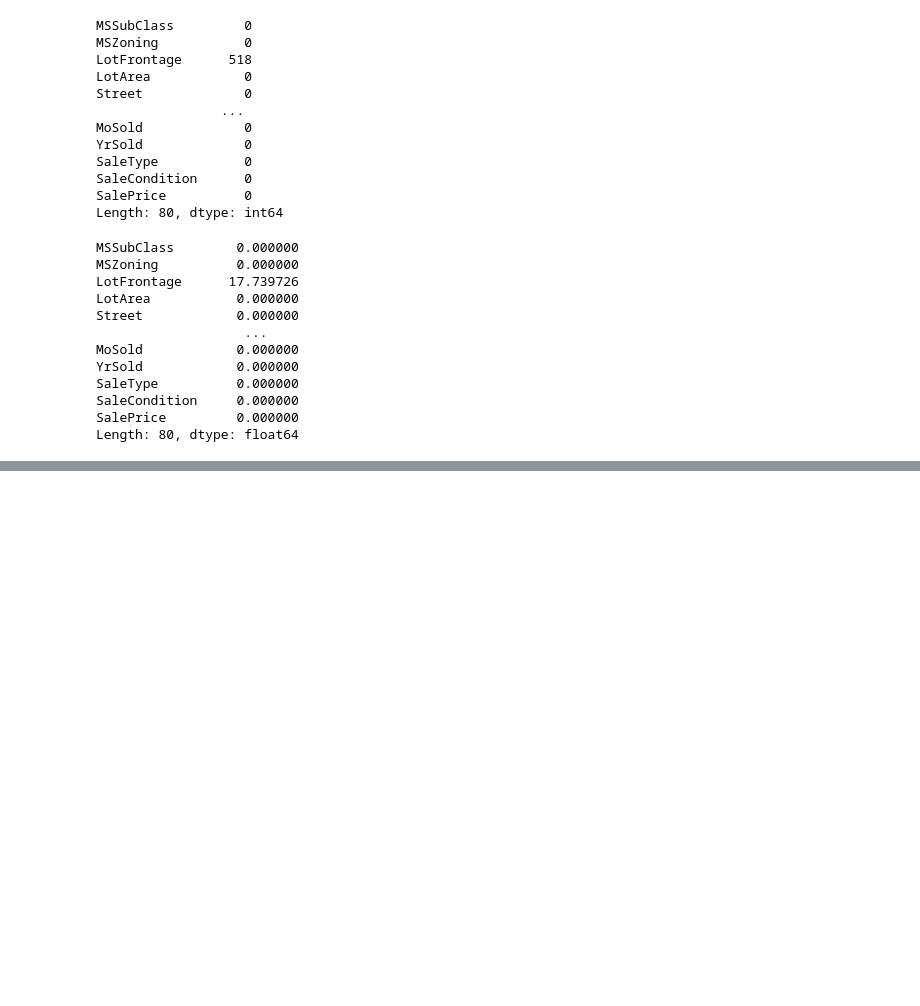
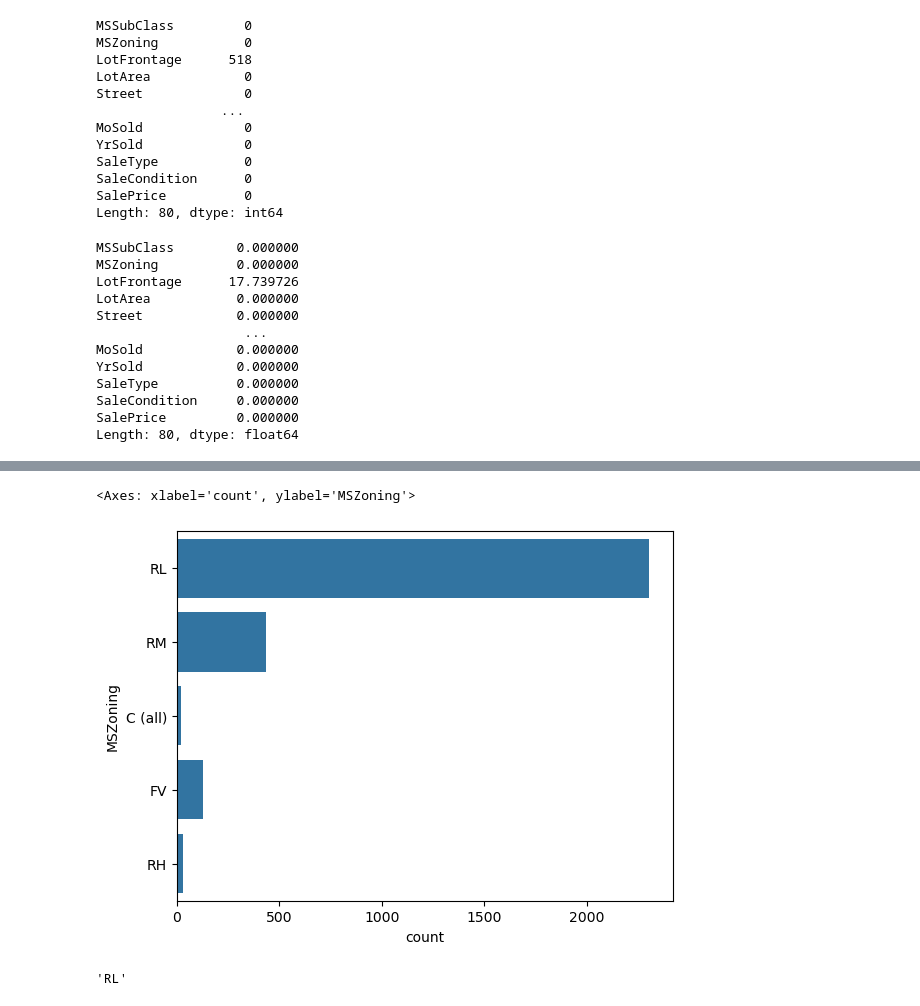
Before and after one commit to nishanlimbuchemjong/Machine-Learning-Projects, a Jupyter notebook: House Price Prediction using Regression models.ipynb, the cells around one changed output, grey strips where cells are left out. Saved outputs shown, nothing was run; the diff lists cells and outputs as text; code cells hidden in the pictures; blank space fills up the shorter version.

```diff
--- a/House Price Prediction using Regression models.ipynb
+++ b/House Price Prediction using Regression models.ipynb
@@ -189,0 +210,5 @@ Length: 80, dtype: float64
+# %%
+sns.countplot(df['MSZoning'])
+# %% [output]
+<Axes: xlabel='count', ylabel='MSZoning'>
+[figure, added]
@@ -189,0 +218,5 @@ Length: 80, dtype: float64
+# %%
+mszoning_mode = df['MSZoning'].mode()[0]
+mszoning_mode
+# %% [output]
+'RL'
```
Also changed, not shown: parts of 62 cells of this notebook.
